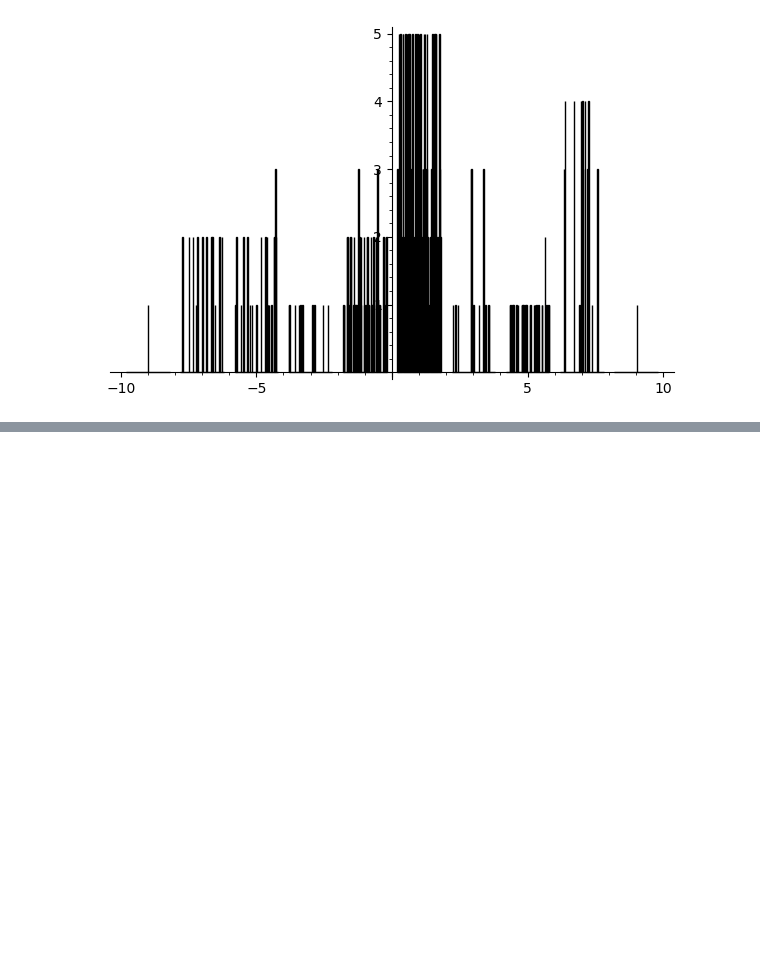
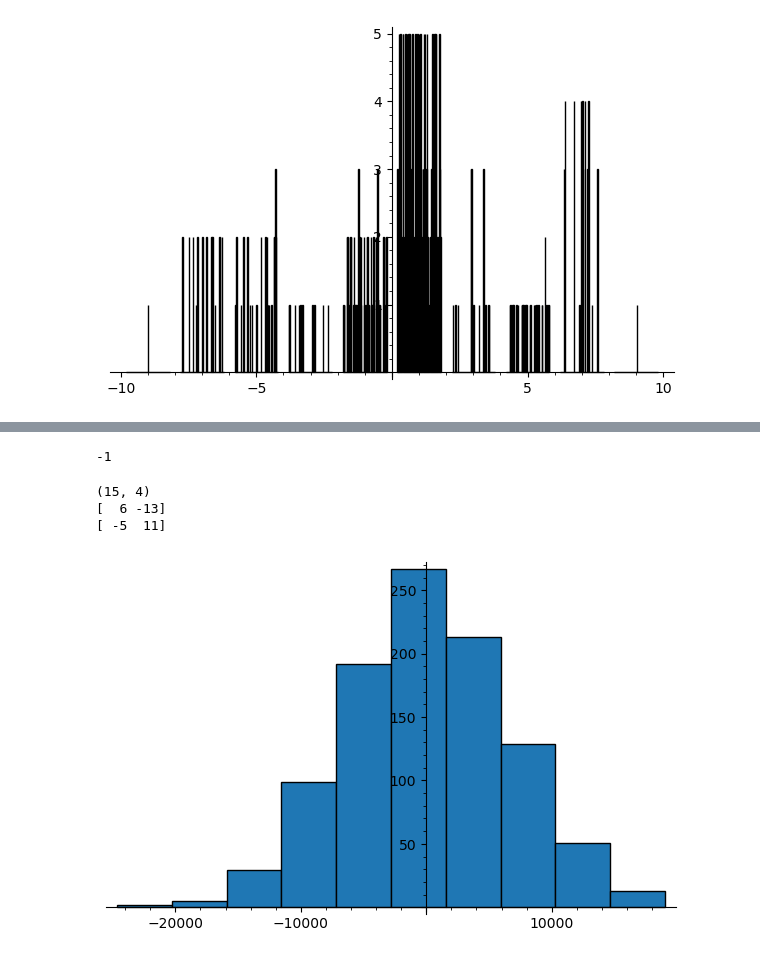
Before and after one commit to thuytruc1121/Lattice-based-Cryptography-Algorithms, a Jupyter notebook: SampleD-sagemath.ipynb, the cells around one changed output, grey strips where cells are left out. Drawn from its saved outputs; the diff is of its cells as text; code cells hidden in the pictures; blank space fills up the shorter version.

```diff
--- a/SampleD-sagemath.ipynb
+++ b/SampleD-sagemath.ipynb
@@ -94,0 +91,25 @@ result[5][2]
+# %%
+result[5][2]
+# %% [output]
+-1
+# %%
+from sage.matrix.constructor import random_unimodular_matrix
+n = 256
+tn = log(n,2)
+matrix_space = sage.matrix.matrix_space.MatrixSpace(ZZ,2)
+cc = random_vector(2, 20)
+print(cc)
+B = random_unimodular_matrix(matrix_space)
+print(B)
+dim = B[0].degree()
+s = 100
+c = zero_vector(dim)
+loop = 1000
+result = SampleD(B,s,c,loop)
+a = histogram_testing(1,result,loop) #coordinate 1 of all vectors in result sampled from Sample D.
+histogram(a)
+# %% [output]
+(15, 4)
+[  6 -13]
+[ -5  11]
+[figure, added]
```
Also changed, not shown: parts of 3 cells of this notebook.
